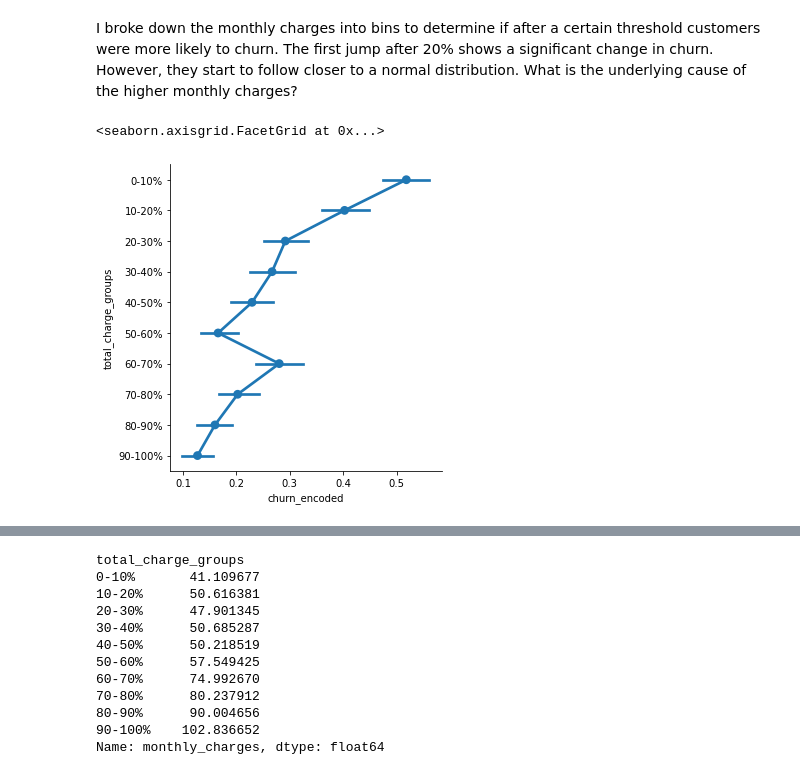
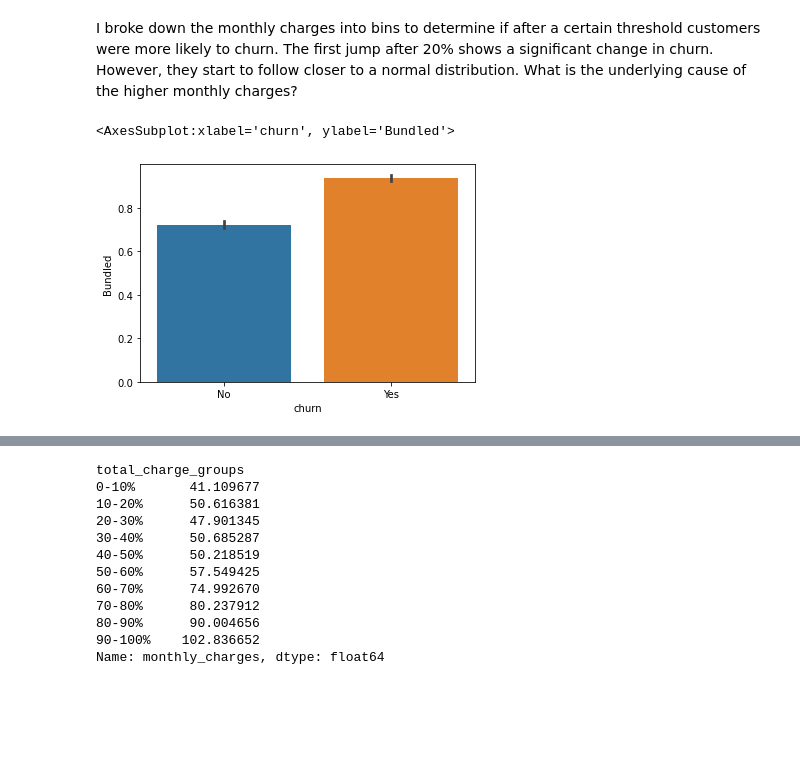
Before and after one commit to JaradAng/Classification-Project---Churn-Prediction, a Jupyter notebook: classification_project_telco_progress.ipynb, the cells around one changed output, grey strips where cells are left out. Saved outputs shown, nothing was run; the diff lists cells and outputs as text; code cells hidden in the pictures; blank space fills up the shorter version.

```diff
--- a/classification_project_telco_progress.ipynb
+++ b/classification_project_telco_progress.ipynb
@@ -349,7 +510,7 @@ Name: monthly_charges, dtype: float64
 # %% [markdown]
 I broke down the monthly charges into bins to determine if after a certain threshold customers were more likely to churn. The first jump after 20% shows a significant change in churn. However, they start to follow closer to a normal distribution. What is the underlying cause of the higher monthly charges?
 # %%
-sns.plot(x = 'churn_encoded', y ='total_charge_groups', data=telco_train)
+sns.barplot(x = 'churn', y ='Bundled', data=telco_train)
 # %% [output]
-<seaborn.axisgrid.FacetGrid at 0x...>
+<AxesSubplot:xlabel='churn', ylabel='Bundled'>
-[figure, old version]
+[figure, new version]
```
Also changed, not shown: parts of 53 cells of this notebook.
